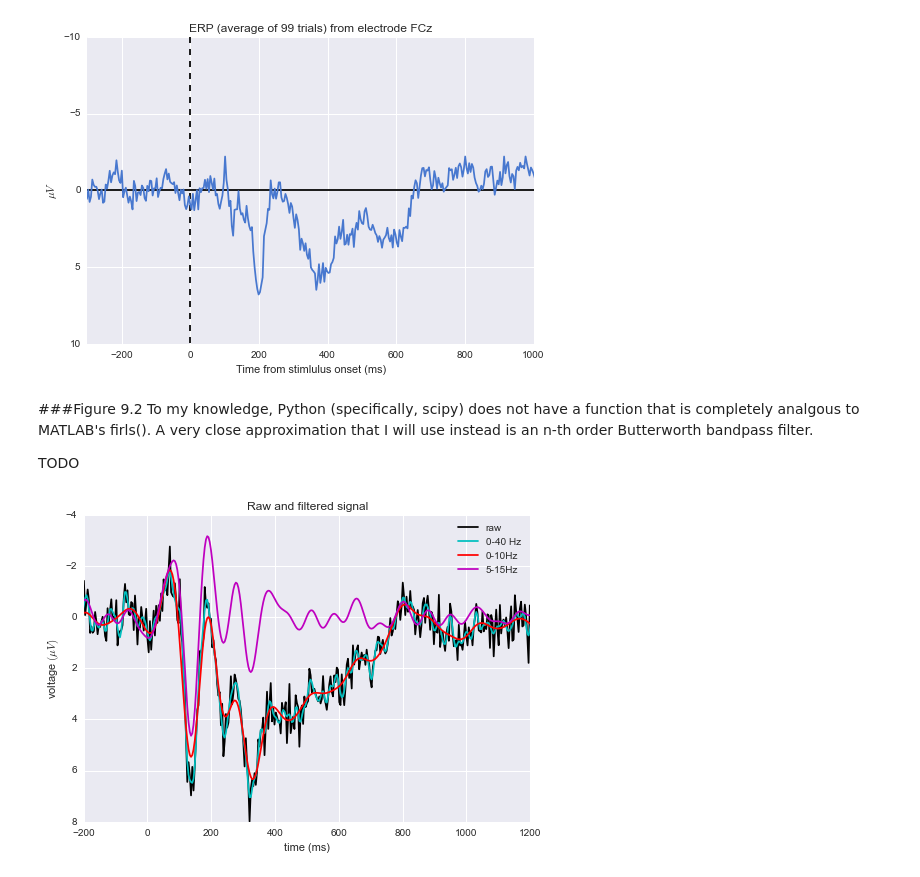
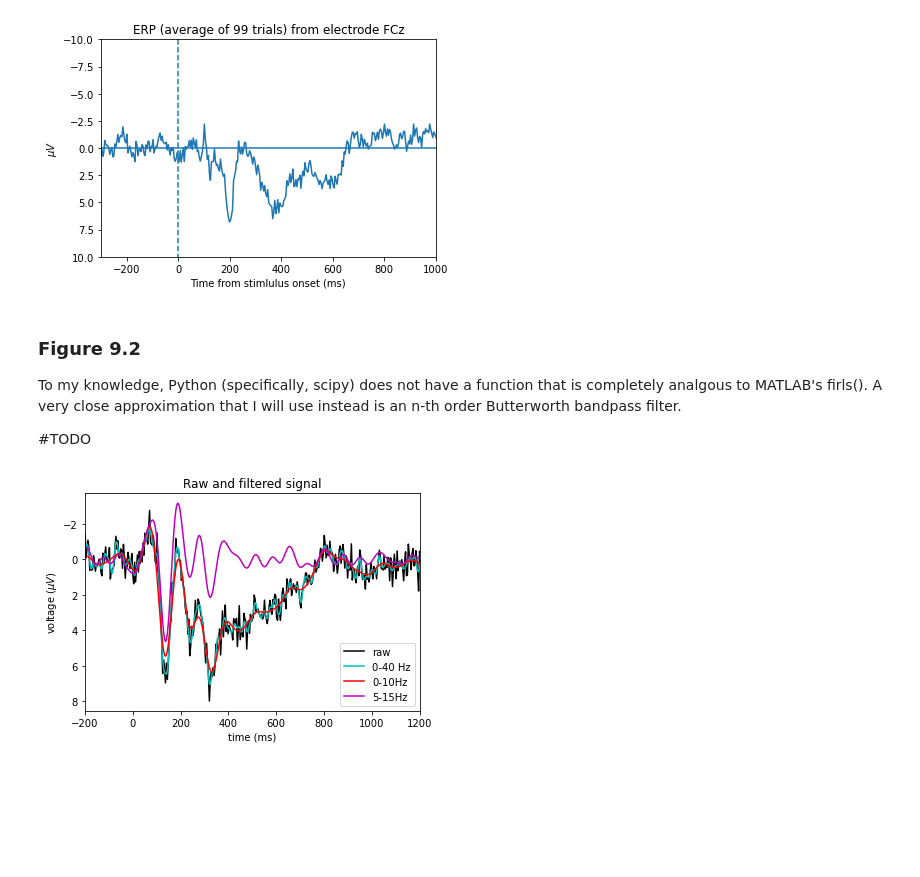
Before and after one commit to lyndond/Analyzing_Neural_Time_Series, a Jupyter notebook: chapter09.ipynb, the cells around one changed output. Cells and saved outputs as stored; diff of their text form; code cells hidden in the pictures; blank space fills up the shorter version.

```diff
--- a/chapter09.ipynb
+++ b/chapter09.ipynb
@@ -15,4 +0,0 @@ Import optional library for pretty plotting.
-# %%
-import seaborn as sns
-sns.set_palette('muted')
-sns.set_style('darkgrid')
@@ -26,15 +14,14 @@ data = scipy.io.loadmat('sampleEEGdata')
 #then open it in python using h5py or pytables. Since I'd rather not mess with the batteries-included-ness of this book,
 #I'll keep the data as-is and extract what we'll need.
 
-EEGdata = data["EEG"][0,0]["data"]
-EEGpnts = data["EEG"][0,0]["pnts"][0,0] #number of points in EEG data
-EEGtimes = data["EEG"][0,0]["times"][0]
-EEGsrate = float(data["EEG"][0,0]["srate"][0]) #make float for division purposes later
-EEGtrials = data["EEG"][0,0]["trials"][0,0]
-EEGepoch=data["EEG"][0,0]["epoch"][0]
+eeg_data = data["EEG"][0,0]["data"]
+eeg_pts = data["EEG"][0,0]["pnts"][0,0] #number of points in EEG data
+eeg_times = data["EEG"][0,0]["times"][0]
+eeg_rate = float(data["EEG"][0,0]["srate"][0]) #make float for division purposes later
+eeg_trials = data["EEG"][0,0]["trials"][0,0]
+eeg_epoch=data["EEG"][0,0]["epoch"][0]
 
-
-which_channel_to_plot = 'FCz'; #specify label of channel to plot
-EEGchanlocslabels=data["EEG"][0,0]["chanlocs"][0]["labels"]
-channel_index = EEGchanlocslabels  == which_channel_to_plot #specify index (channel number) of label
+which_channel_to_plot = 'FCz' #specify label of channel to plot
+eeg_chan_locs_labels=data["EEG"][0,0]["chanlocs"][0]["labels"]
+channel_index = (eeg_chan_locs_labels  == which_channel_to_plot) #specify index (channel number) of label
 # %%
@@ -75,67 +64,66 @@ _=plt.title("All EEG traces, and their average")
 # %%
 #now plot only the ERP
-plt.plot(EEGtimes,np.squeeze(np.mean(EEGdata[channel_index,:,:],axis=2))) #axis=2 specifies which axis to compute the mean along
+plt.plot(eeg_times,np.squeeze(np.mean(eeg_data[channel_index,:,:],axis=2))) #axis=2 specifies which axis to compute the mean along
 plt.vlines(0,-10,10,linestyles='dashed')
 plt.hlines(0,-1000,1500)
 
 plt.axis([-300,1000,-10,10])
 plt.xlabel("Time from stimlulus onset (ms)")
 plt.ylabel(r'$ \mu V $') #latex interpreter looks for dollar signs
-plt.title("ERP (average of " + str(EEGtrials) + " trials) from electrode " + EEGchanlocslabels[channel_index][0][0])
+plt.title("ERP (average of " + str(eeg_trials) + " trials) from electrode " + eeg_chan_locs_labels[channel_index][0][0])
 plt.gca().invert_yaxis() #EEG convention to flip y axis
 # %% [output]
-[figure, old version]
+[figure, new version]
 # %% [markdown]
-###Figure 9.2
+### Figure 9.2
 To my knowledge, Python (specifically, scipy) does not have a function that is completely analgous to MATLAB's firls(). A very close approximation that I will use instead is an n-th order Butterworth bandpass filter.
 
-TODO
+#TODO
 # %%
 import scipy.signal as sig
 
 chan2plot = "P7"
 
-channel_index = EEGchanlocslabels  == chan2plot #specify index (channel number) of label
+channel_index = eeg_chan_locs_labels  == chan2plot #specify index (channel number) of label
 
-erp = np.squeeze(np.mean(EEGdata[channel_index,:,:],axis=2))
+erp = np.squeeze(np.mean(eeg_data[channel_index,:,:],axis=2))
 
-nyquist = EEGsrate/2.
+nyquist = eeg_rate/2.
 transition_width = 0.15
 
 #low-pass filter data
 #we'll look at filtering in detail in chapter 14
-
 
 #filter form 0-40
 filter_high = 40 #Hz; high cut off
 b, a = sig.butter(5, np.array([filter_high*(1+transition_width)])/nyquist,btype="lowpass")
 erp_0to40 = sig.filtfilt(b, a, erp, padlen=150) #use filfilt (filters forwards and backwards to eliminate phase shift)
 
 #next, filter from 0-10
 filter_high = 10 #Hz
 b, a = sig.butter(5, np.array([filter_high*(1+transition_width)])/nyquist,btype="lowpass")
 erp_0to10 = sig.filtfilt(b, a, erp, padlen=150)
 
 
 #next, filter from 5-15
-filter_low = 5 #Hz
+filter_low = 5 # Hz
 
-filter_high = 15 #Hz
+filter_high = 15 # Hz
 b, a = sig.butter(5, np.array([filter_low*(1-transition_width), filter_high*(1+transition_width)])/nyquist,btype="bandpass")
 erp_5to15 = sig.filtfilt(b, a, erp, padlen=150)
 
 plt.figure()
-plt.plot(EEGtimes,erp,'k')
-plt.plot(EEGtimes,erp_0to40,'c')
-plt.plot(EEGtimes,erp_0to10,'r')
-plt.plot(EEGtimes,erp_5to15,'m')
+plt.plot(eeg_times,erp,'k')
+plt.plot(eeg_times,erp_0to40,'c')
+plt.plot(eeg_times,erp_0to10,'r')
+plt.plot(eeg_times,erp_5to15,'m')
 
 plt.xlim([-200,1200])
 plt.gca().invert_yaxis()
 plt.xlabel("time (ms)")
 plt.ylabel("voltage " + r"$(\mu V)$")
 plt.title("Raw and filtered signal")
 _=plt.legend(['raw','0-40 Hz','0-10Hz','5-15Hz'])
 # %% [output]
-[figure, old version]
+[figure, new version]
 # %% [markdown]
```
Also changed, not shown: parts of 14 cells of this notebook.
